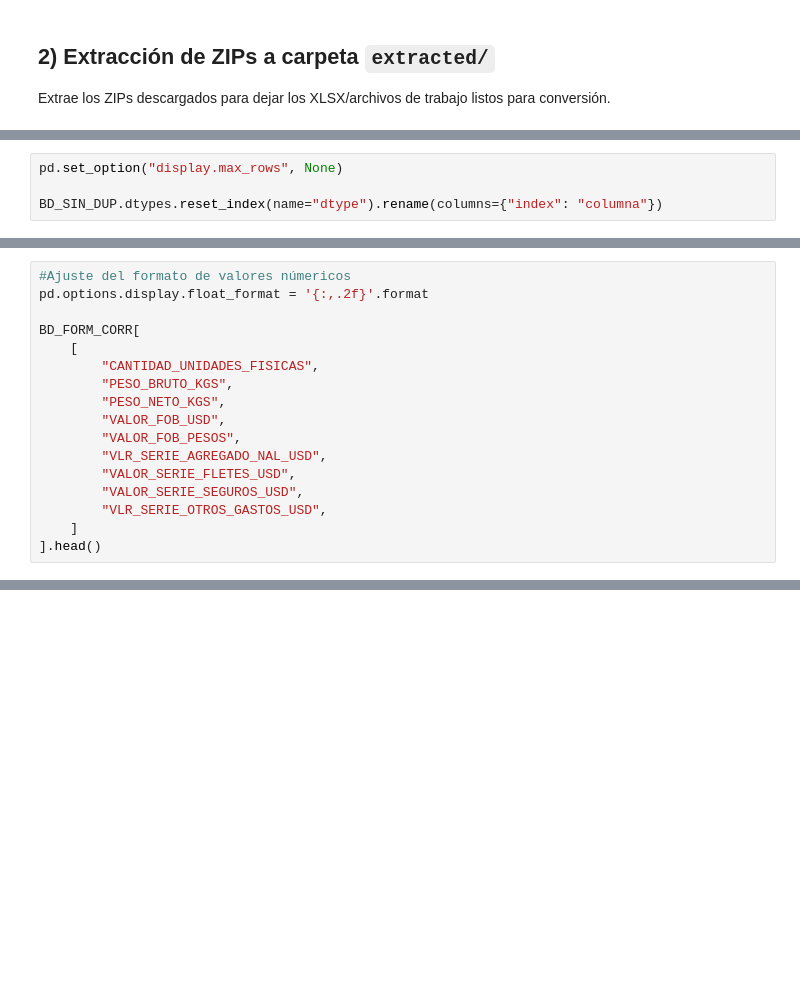
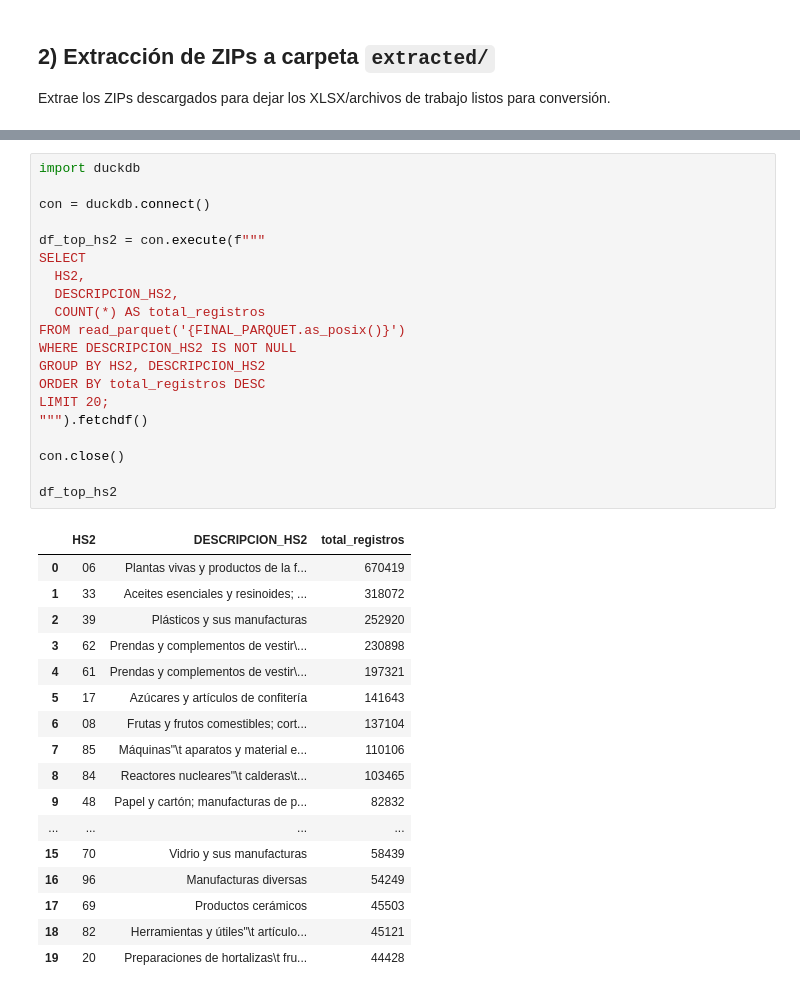
Before and after one commit to NYEPES04/data-analytics-portfolio-nicolas-yepes, a Jupyter notebook: projects/dian-export-etl/notebooks/ETL_Master_file_github.ipynb, the cells around one changed output, grey strips where cells are left out. Saved outputs shown, nothing was run; the diff lists cells and outputs as text; blank space fills up the shorter version.

```diff
--- a/projects/dian-export-etl/notebooks/ETL_Master_file_github.ipynb
+++ b/projects/dian-export-etl/notebooks/ETL_Master_file_github.ipynb
@@ -476,4 +198,0 @@ Aquí revisamos dtypes y estandarizamos:
-# %%
-pd.set_option("display.max_rows", None)
-
-BD_SIN_DUP.dtypes.reset_index(name="dtype").rename(columns={"index": "columna"})
@@ -579,17 +198,0 @@ BD_FORM_CORR[cols_to_string] = (
-# %%
-#Ajuste del formato de valores númericos
-pd.options.display.float_format = '{:,.2f}'.format
-
-BD_FORM_CORR[
-    [
-        "CANTIDAD_UNIDADES_FISICAS",
-        "PESO_BRUTO_KGS",
-        "PESO_NETO_KGS",
-        "VALOR_FOB_USD",
-        "VALOR_FOB_PESOS",
-        "VLR_SERIE_AGREGADO_NAL_USD",
-        "VALOR_SERIE_FLETES_USD",
-        "VALOR_SERIE_SEGUROS_USD",
-        "VLR_SERIE_OTROS_GASTOS_USD",
-    ]
-].head()
@@ -640,0 +624,38 @@ Dataset limpio guardado en: C:\Users\nyepes\DIAN\data\processed\exportaciones_li
+# %%
+import duckdb
+
+con = duckdb.connect()
+
+df_top_hs2 = con.execute(f"""
+SELECT
+  HS2,
+  DESCRIPCION_HS2,
+  COUNT(*) AS total_registros
+FROM read_parquet('{FINAL_PARQUET.as_posix()}')
+WHERE DESCRIPCION_HS2 IS NOT NULL
+GROUP BY HS2, DESCRIPCION_HS2
+ORDER BY total_registros DESC
+LIMIT 20;
+""").fetchdf()
+
+con.close()
+
+df_top_hs2
+# %% [output]
+|  | HS2 | DESCRIPCION_HS2 | total_registros |
+| 0 | 06 | Plantas vivas y productos de la f... | 670419 |
+| 1 | 33 | Aceites esenciales y resinoides; ... | 318072 |
+| 2 | 39 | Plásticos y sus manufacturas | 252920 |
+| 3 | 62 | Prendas y complementos de vestir\... | 230898 |
+| 4 | 61 | Prendas y complementos de vestir\... | 197321 |
+| 5 | 17 | Azúcares y artículos de confitería | 141643 |
+| 6 | 08 | Frutas y frutos comestibles; cort... | 137104 |
+| 7 | 85 | Máquinas"\t aparatos y material e... | 110106 |
+| 8 | 84 | Reactores nucleares"\t calderas\t... | 103465 |
+| 9 | 48 | Papel y cartón; manufacturas de p... | 82832 |
+| ... | ... | ... | ... |
+| 15 | 70 | Vidrio y sus manufacturas | 58439 |
+| 16 | 96 | Manufacturas diversas | 54249 |
+| 17 | 69 | Productos cerámicos | 45503 |
+| 18 | 82 | Herramientas y útiles"\t artículo... | 45121 |
+| 19 | 20 | Preparaciones de hortalizas\t fru... | 44428 |
```
Also changed, not shown: parts of 39 cells of this notebook, 11 other files.
